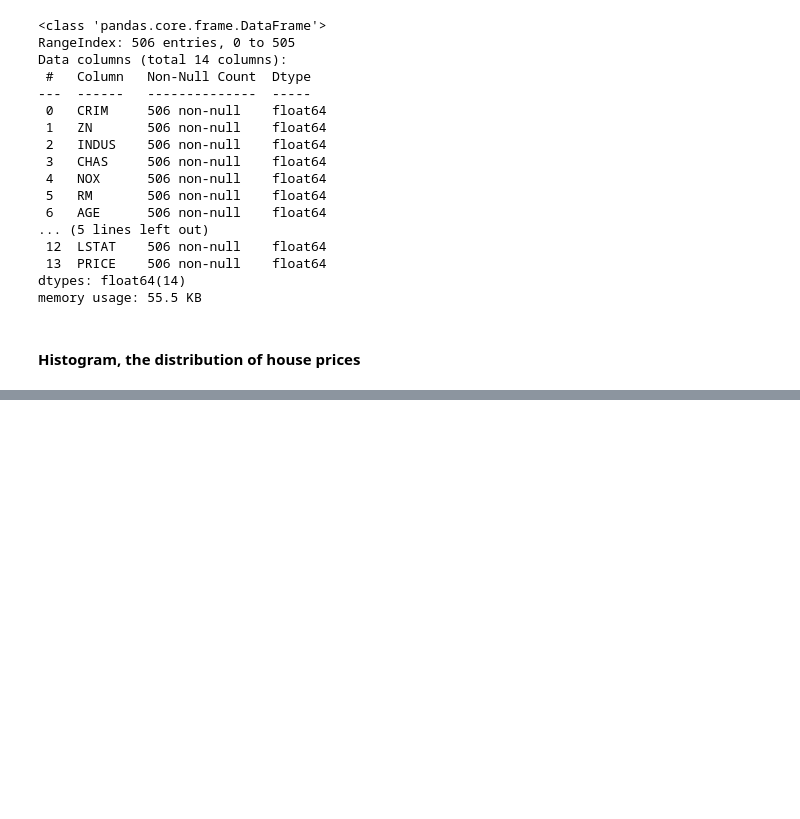
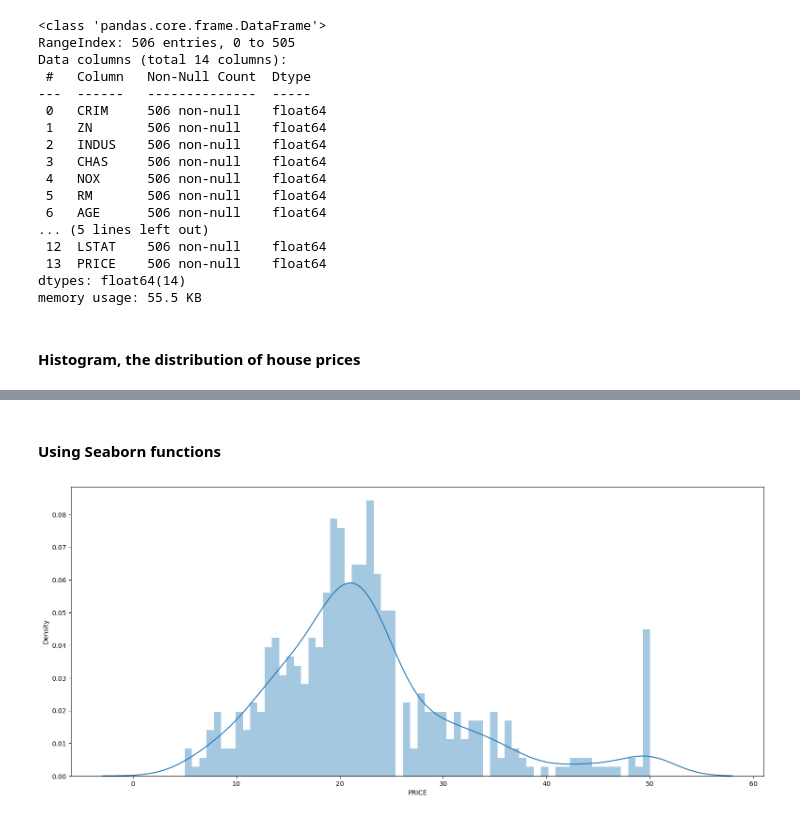
Before and after one commit to sydibyd/Python, a Jupyter notebook: Data Exploration.ipynb, the cells around one changed output, grey strips where cells are left out. Cells and saved outputs as stored; diff of their text form; code cells hidden in the pictures; blank space fills up the shorter version.

```diff
--- a/Data Exploration.ipynb
+++ b/Data Exploration.ipynb
@@ -228,0 +230,10 @@ plt.show()
+# %% [markdown]
+#### Using Seaborn functions
+# %%
+# distplot()
+plt.figure(figsize=(19,8))
+
+sns.distplot(data['PRICE'], bins=64) # both a histogram and an estimate of probability density function
+plt.show()
+# %% [output]
+[figure, added]
```
Also changed, not shown: parts of 6 cells of this notebook.
